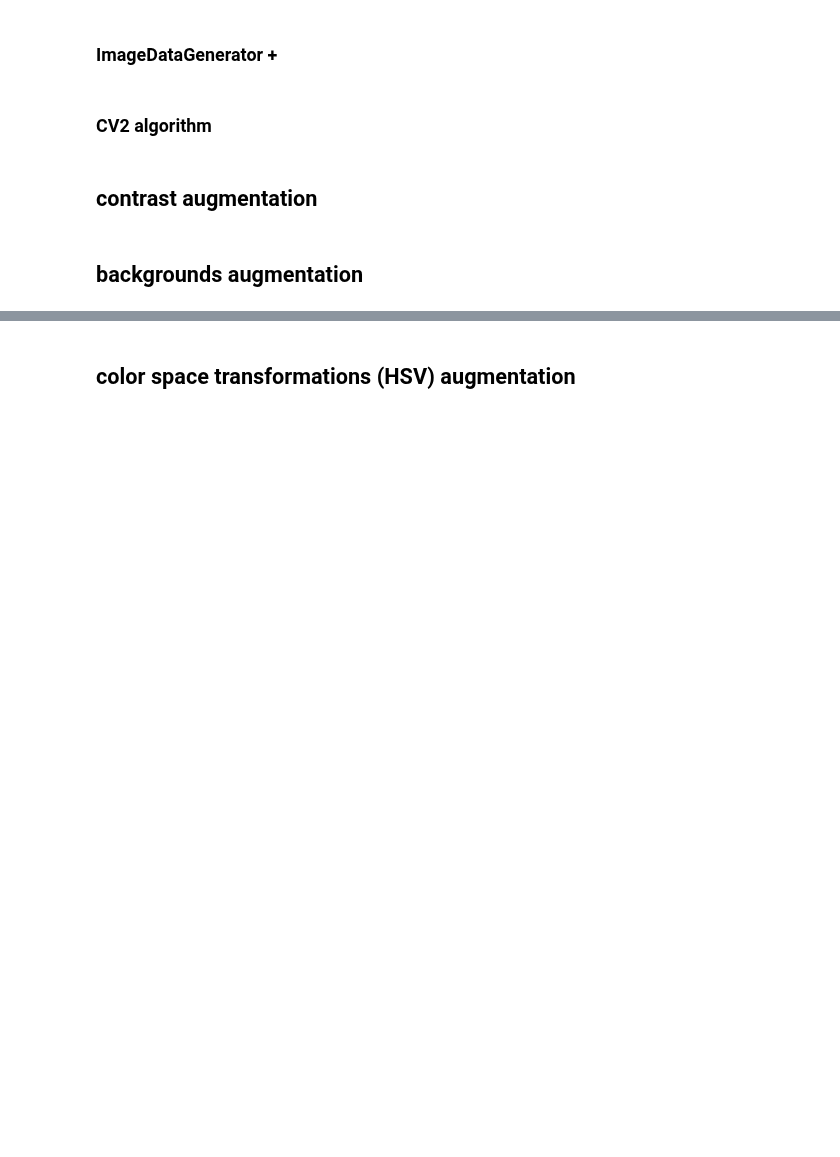
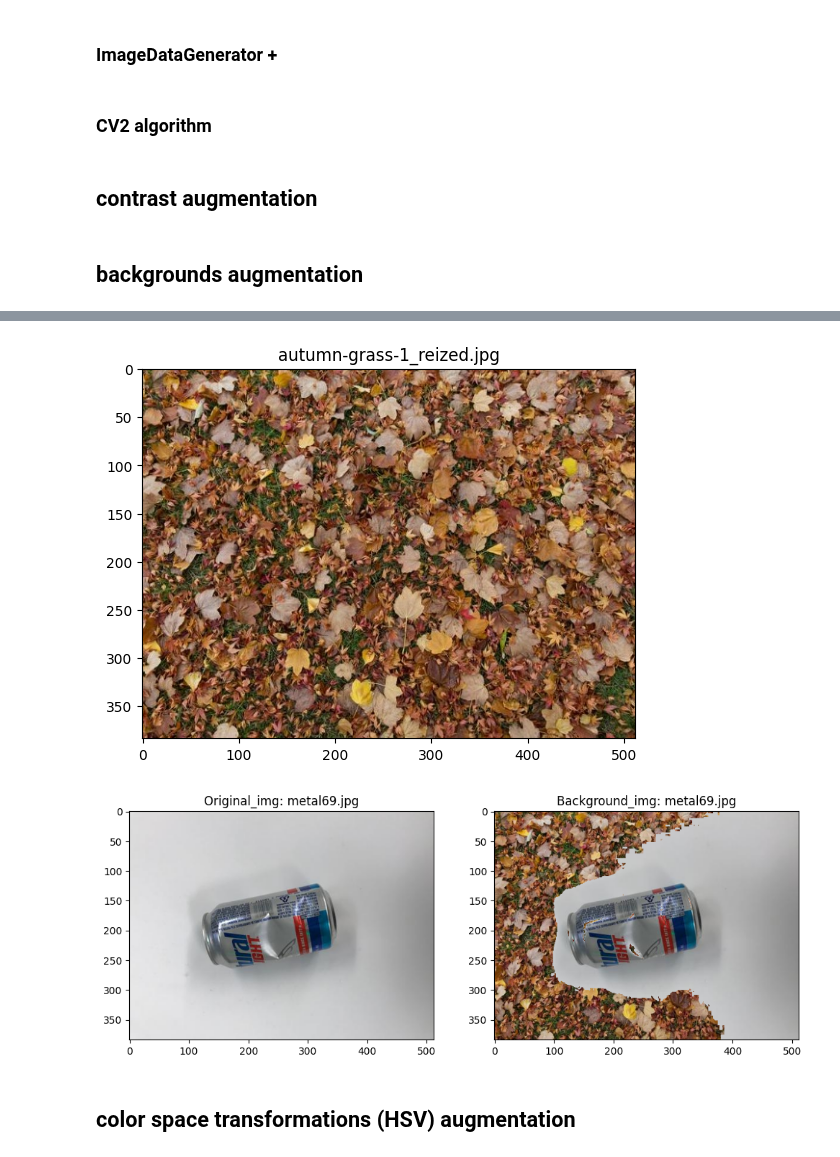
Before and after one commit to Mykhailo20/DS_Bootcamp_2023, a Jupyter notebook: Final_Project/Analysis/Augmentation_Techniques.ipynb, the cells around one changed output, grey strips where cells are left out. Cells and saved outputs as stored; diff of their text form; code cells hidden in the pictures; blank space fills up the shorter version.

```diff
--- a/Final_Project/Analysis/Augmentation_Techniques.ipynb
+++ b/Final_Project/Analysis/Augmentation_Techniques.ipynb
@@ -665,3 +716,48 @@ display_image(augmented_image, title=background_image_names[0])
+# %%
+background_image_filepath = 'data/backgrounds/resized'
+background_image_names = os.listdir(background_image_filepath)
+background_images = []
+show_images = False
+
+for background_image_name in background_image_names:
+    background_image = cv2.imread(os.path.join(background_image_filepath, background_image_name))
+    background_image = cv2.cvtColor(background_image, cv2.COLOR_BGR2RGB)
+    background_images.append(background_image)
+
+    if show_images:
+        display_image(background_image, title=background_image_name)
+# %%
+image = images[2]
+image_name = image_filenames[2]
+
+background_image = background_images[0].copy()
+background_image_name = background_image_names[0]
+garbage_image = image
+
+display_image(background_image, title=background_image_name)
+# Remove background from the garbage image (assuming the background is white)
+_, alpha = cv2.threshold(garbage_image[:, :, 0], 200, 255, cv2.THRESH_BINARY_INV)
+garbage_image = cv2.merge((garbage_image[:, :, 0], garbage_image[:, :, 1], garbage_image[:, :, 2], alpha))
+
+# Calculate position to overlay the garbage image on the background
+x_pos = (background_image.shape[1] - garbage_image.shape[1]) // 2
+y_pos = (background_image.shape[0] - garbage_image.shape[0]) // 2
+
+# Create a mask for the garbage image
+garbage_mask = garbage_image[:, :, 3] / 255.0
+
+# Overlay the garbage image on the background
+for c in range(0, 3):
+    background_image[y_pos:y_pos+garbage_image.shape[0], x_pos:x_pos+garbage_image.shape[1], c] = \
+        background_image[y_pos:y_pos+garbage_image.shape[0], x_pos:x_pos+garbage_image.shape[1], c] * (1.0 - garbage_mask) + \
+        garbage_image[:, :, c] * garbage_mask
+
+display_original_augmented_img(original_img=image, augmented_img=background_image,
+                               original_title=f"Original_img: {image_name}",
+                               augmented_title=f"Background_img: {image_name}")
+# %% [output]
+[figure, added]
+[figure, added]
 # %% [markdown]
 ## color space transformations (HSV) augmentation
 # %%
```
Also changed, not shown: parts of 8 cells of this notebook.
